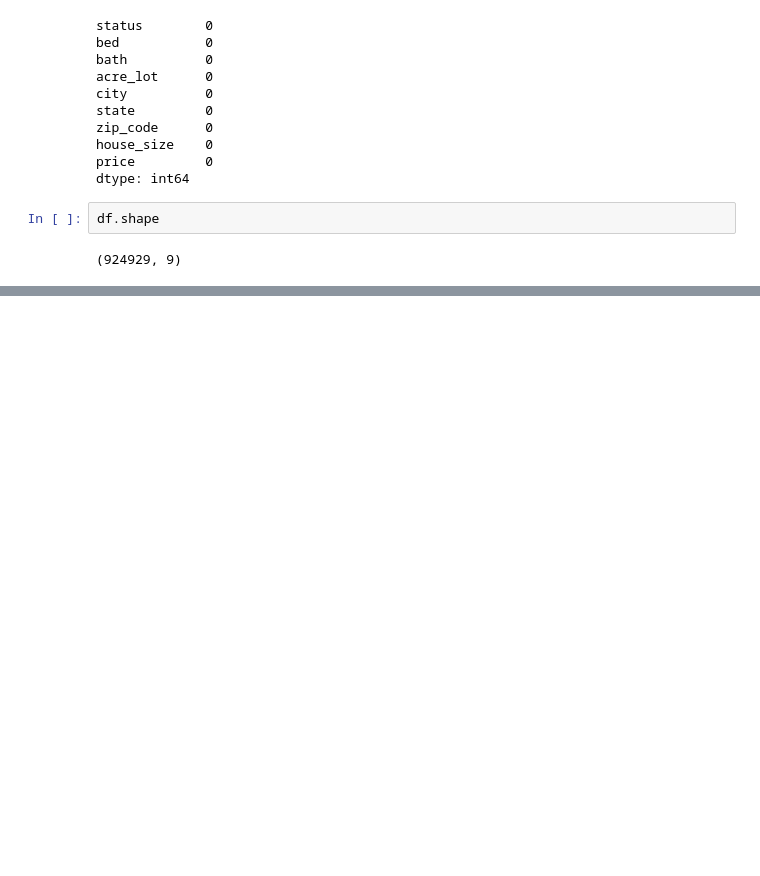
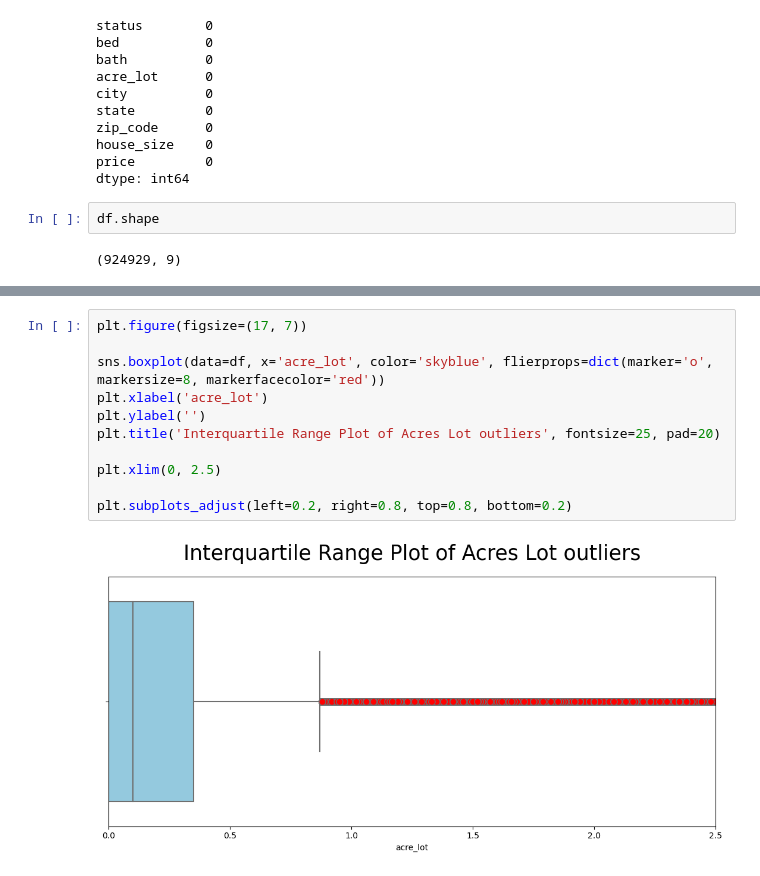
Before and after one commit to KimKarydas/House-Price-Prediction, a Jupyter notebook: US-real-estate.ipynb, the cells around one changed output, grey strips where cells are left out. Drawn from its saved outputs; the diff is of its cells as text; blank space fills up the shorter version.

```diff
--- a/US-real-estate.ipynb
+++ b/US-real-estate.ipynb
@@ -102,0 +177,13 @@ df.shape
+# %%
+plt.figure(figsize=(17, 7))
+
+sns.boxplot(data=df, x='acre_lot', color='skyblue', flierprops=dict(marker='o', markersize=8, markerfacecolor='red'))
+plt.xlabel('acre_lot')
+plt.ylabel('')
+plt.title('Interquartile Range Plot of Acres Lot outliers', fontsize=25, pad=20)
+
+plt.xlim(0, 2.5)
+
+plt.subplots_adjust(left=0.2, right=0.8, top=0.8, bottom=0.2)
+# %% [output]
+[figure, added]
```
Also changed, not shown: parts of 17 cells of this notebook.
